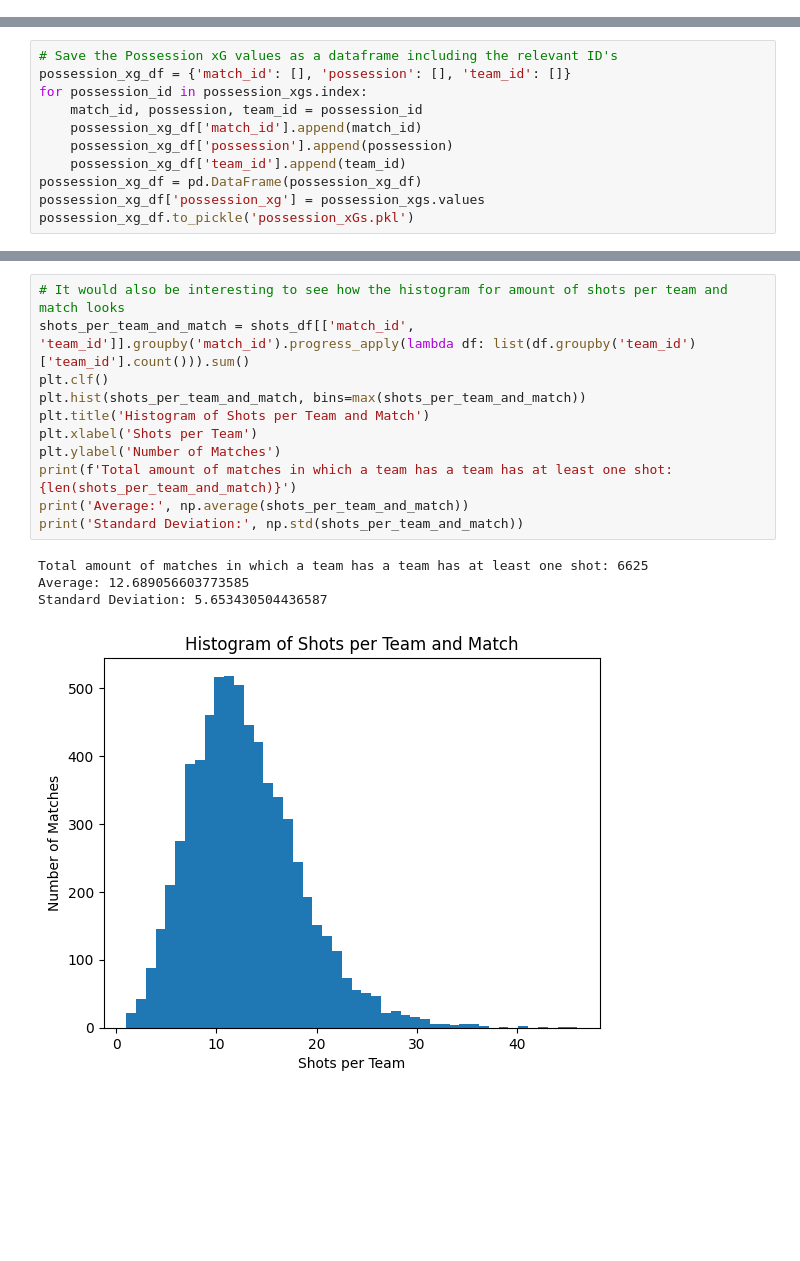
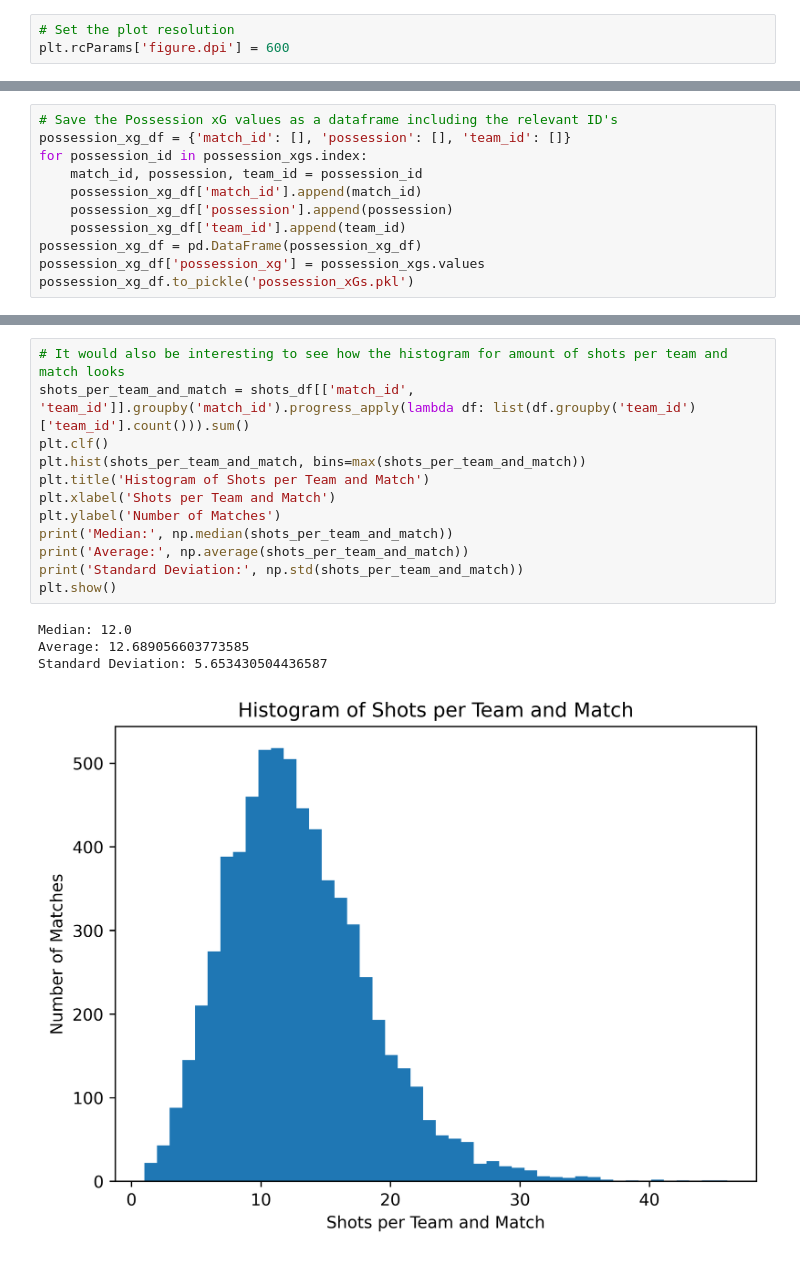
Before and after one commit to StrikerBadger/bachelor-thesis, a Jupyter notebook: empirical_analysis.ipynb, the cells around one changed output, grey strips where cells are left out. Saved outputs shown, nothing was run; the diff lists cells and outputs as text; blank space fills up the shorter version.

```diff
--- a/empirical_analysis.ipynb
+++ b/empirical_analysis.ipynb
@@ -18,6 +19,9 @@ from matplotlib import pyplot as plt
 # We don't have an API-key, so we will ignore that exact warning
 import warnings
 warnings.filterwarnings('ignore', category=sb.api_client.NoAuthWarning)
+# %%
+# Set the plot resolution
+plt.rcParams['figure.dpi'] = 600
 # %%
 # Since we want as much data as possible, we will first query for all available match_ids
 all_competition_season_ids = sb.competitions()[['competition_id', 'season_id']].apply(lambda row: (row['competition_id'], row['season_id']), axis='columns')
@@ -158,16 +173,17 @@ Median: 11.0
 # %%
 # It would also be interesting to see how the histogram for amount of shots per team and match looks
 shots_per_team_and_match = shots_df[['match_id', 'team_id']].groupby('match_id').progress_apply(lambda df: list(df.groupby('team_id')['team_id'].count())).sum()
 plt.clf()
 plt.hist(shots_per_team_and_match, bins=max(shots_per_team_and_match))
 plt.title('Histogram of Shots per Team and Match')
-plt.xlabel('Shots per Team')
+plt.xlabel('Shots per Team and Match')
 plt.ylabel('Number of Matches')
-print(f'Total amount of matches in which a team has a team has at least one shot: {len(shots_per_team_and_match)}')
+print('Median:', np.median(shots_per_team_and_match))
 print('Average:', np.average(shots_per_team_and_match))
 print('Standard Deviation:', np.std(shots_per_team_and_match))
+plt.show()
 # %% [output]
-Total amount of matches in which a team has a team has at least one shot: 6625
+Median: 12.0
 Average: 12.689056603773585
 Standard Deviation: 5.653430504436587
-[figure, old version]
+[figure, new version]
```
Also changed, not shown: parts of 6 cells of this notebook, 9 other files.
